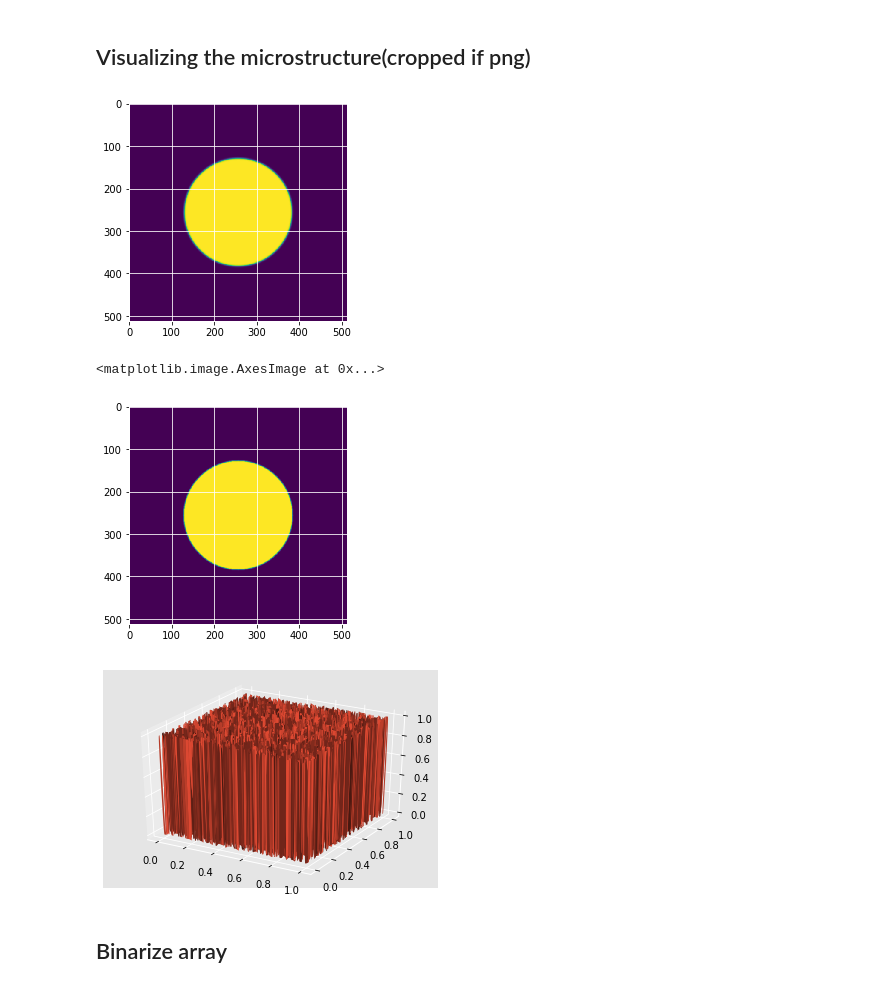
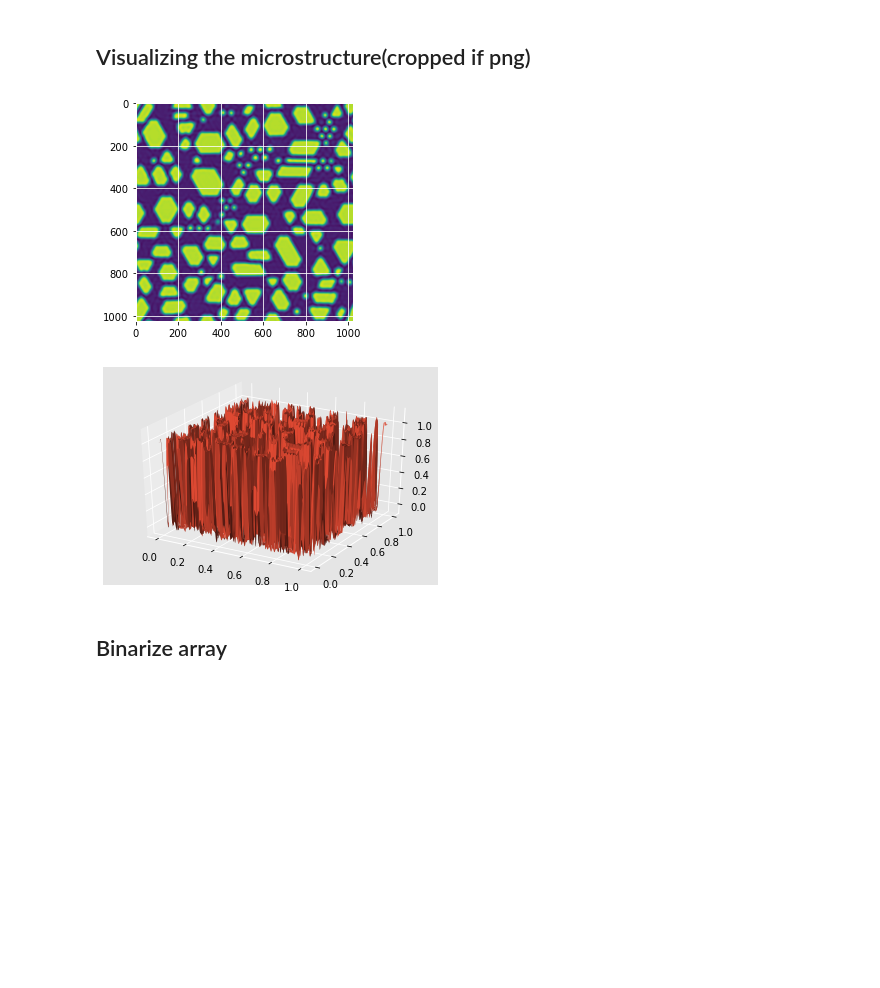
Before and after one commit to nhgowtham/MicrostructureStatistics, a Jupyter notebook: 2 point correlations example.ipynb, the cells around one changed output. Cells and saved outputs as stored; diff of their text form; code cells hidden in the pictures; blank space fills up the shorter version.

```diff
--- a/2 point correlations example.ipynb
+++ b/2 point correlations example.ipynb
@@ -17,23 +10,23 @@ img_1 = corr.dat_to_numpy(image_path)
+# %%
+image_path ='/home/sushil/Desktop/adithya/c=0.4/output/ascii/time_000056000.dat'
+img_ = corr.dat_to_numpy(image_path)
 # %% [markdown]
 ## Visualizing the microstructure(cropped if png)
 # %%
 plt.imshow(img_)
 plt.show()
-plt.imshow(img_1)
 # %% [output]
-[figure, old version]
+[figure, new version]
-<matplotlib.image.AxesImage at 0x...>
-[figure, removed]
 # %%
-x = np.linspace(0, 1, 4096)
-y = np.linspace(0, 1, 4096)
+x = np.linspace(0, 1, img_.shape[0])
+y = np.linspace(0, 1,img_.shape[1])
 xv, yv = np.meshgrid(x, y)
 fig = plt.figure()
 ax = fig.add_subplot(111, projection='3d')
 dem3d=ax.plot_surface(xv,yv,img_)
 plt.show()
 # %% [output]
-[figure, old version]
+[figure, new version]
 # %% [markdown]
 ## Binarize array
 # %%
```
Also changed, not shown: parts of 16 cells of this notebook, 3 other files.
